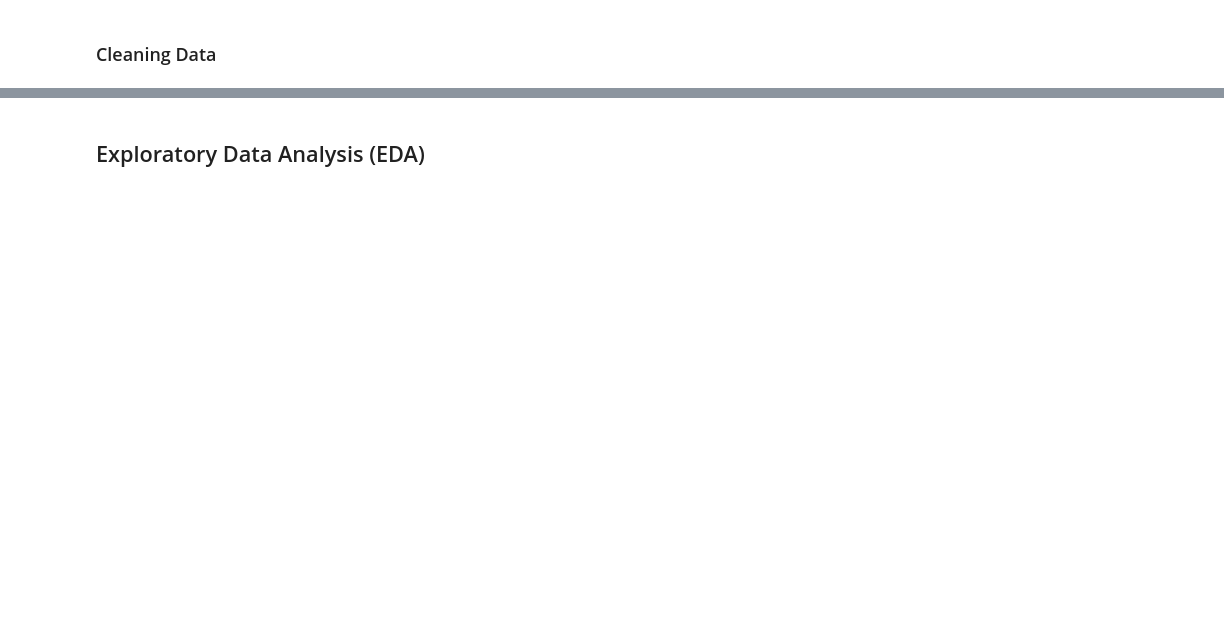
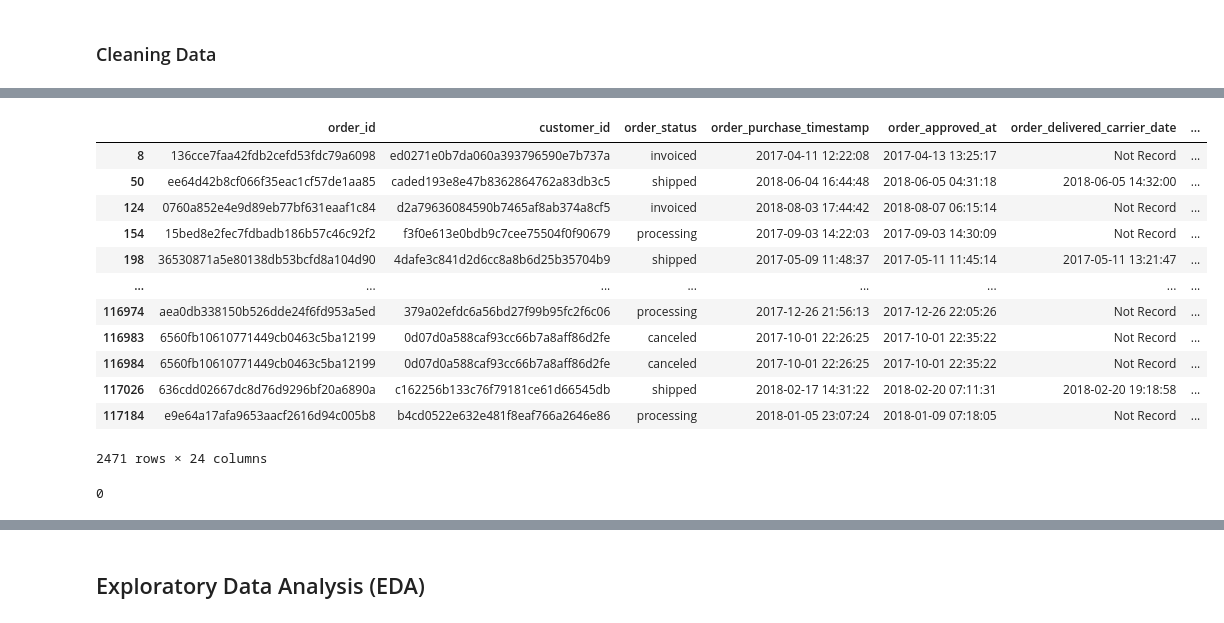
Before and after one commit to ilman79/Project_dicoding, a Jupyter notebook: Project_DataAnalisis.ipynb, the cells around one changed output, grey strips where cells are left out. Drawn from its saved outputs; the diff is of its cells as text; code cells hidden in the pictures; blank space fills up the shorter version.

```diff
--- a/Project_DataAnalisis.ipynb
+++ b/Project_DataAnalisis.ipynb
@@ -341,0 +487,21 @@ Jumlah duplikasi:  0
+# %%
+dataset_penjualan[dataset_penjualan.order_delivered_customer_date.isna()]
+# %% [output]
+|  | order_id | customer_id | order_status | order_purchase_timestamp | order_approved_at | order_delivered_carrier_date | ... |
+| 8 | 136cce7faa42fdb2cefd53fdc79a6098 | ed0271e0b7da060a393796590e7b737a | invoiced | 2017-04-11 12:22:08 | 2017-04-13 13:25:17 | Not Record | ... |
+| 50 | ee64d42b8cf066f35eac1cf57de1aa85 | caded193e8e47b8362864762a83db3c5 | shipped | 2018-06-04 16:44:48 | 2018-06-05 04:31:18 | 2018-06-05 14:32:00 | ... |
+| 124 | 0760a852e4e9d89eb77bf631eaaf1c84 | d2a79636084590b7465af8ab374a8cf5 | invoiced | 2018-08-03 17:44:42 | 2018-08-07 06:15:14 | Not Record | ... |
+| 154 | 15bed8e2fec7fdbadb186b57c46c92f2 | f3f0e613e0bdb9c7cee75504f0f90679 | processing | 2017-09-03 14:22:03 | 2017-09-03 14:30:09 | Not Record | ... |
+| 198 | 36530871a5e80138db53bcfd8a104d90 | 4dafe3c841d2d6cc8a8b6d25b35704b9 | shipped | 2017-05-09 11:48:37 | 2017-05-11 11:45:14 | 2017-05-11 13:21:47 | ... |
+| ... | ... | ... | ... | ... | ... | ... | ... |
+| 116974 | aea0db338150b526dde24f6fd953a5ed | 379a02efdc6a56bd27f99b95fc2f6c06 | processing | 2017-12-26 21:56:13 | 2017-12-26 22:05:26 | Not Record | ... |
+| 116983 | 6560fb10610771449cb0463c5ba12199 | 0d07d0a588caf93cc66b7a8aff86d2fe | canceled | 2017-10-01 22:26:25 | 2017-10-01 22:35:22 | Not Record | ... |
+| 116984 | 6560fb10610771449cb0463c5ba12199 | 0d07d0a588caf93cc66b7a8aff86d2fe | canceled | 2017-10-01 22:26:25 | 2017-10-01 22:35:22 | Not Record | ... |
+| 117026 | 636cdd02667dc8d76d9296bf20a6890a | c162256b133c76f79181ce61d66545db | shipped | 2018-02-17 14:31:22 | 2018-02-20 07:11:31 | 2018-02-20 19:18:58 | ... |
+| 117184 | e9e64a17afa9653aacf2616d94c005b8 | b4cd0522e632e481f8eaf766a2646e86 | processing | 2018-01-05 23:07:24 | 2018-01-09 07:18:05 | Not Record | ... |
+2471 rows × 24 columns
+# %%
+dataset_penjualan.order_delivered_customer_date.fillna(value="Not Record", inplace=True)
+dataset_penjualan.order_delivered_customer_date.isna().sum()
+# %% [output]
+0
```
Also changed, not shown: parts of 42 cells of this notebook.
